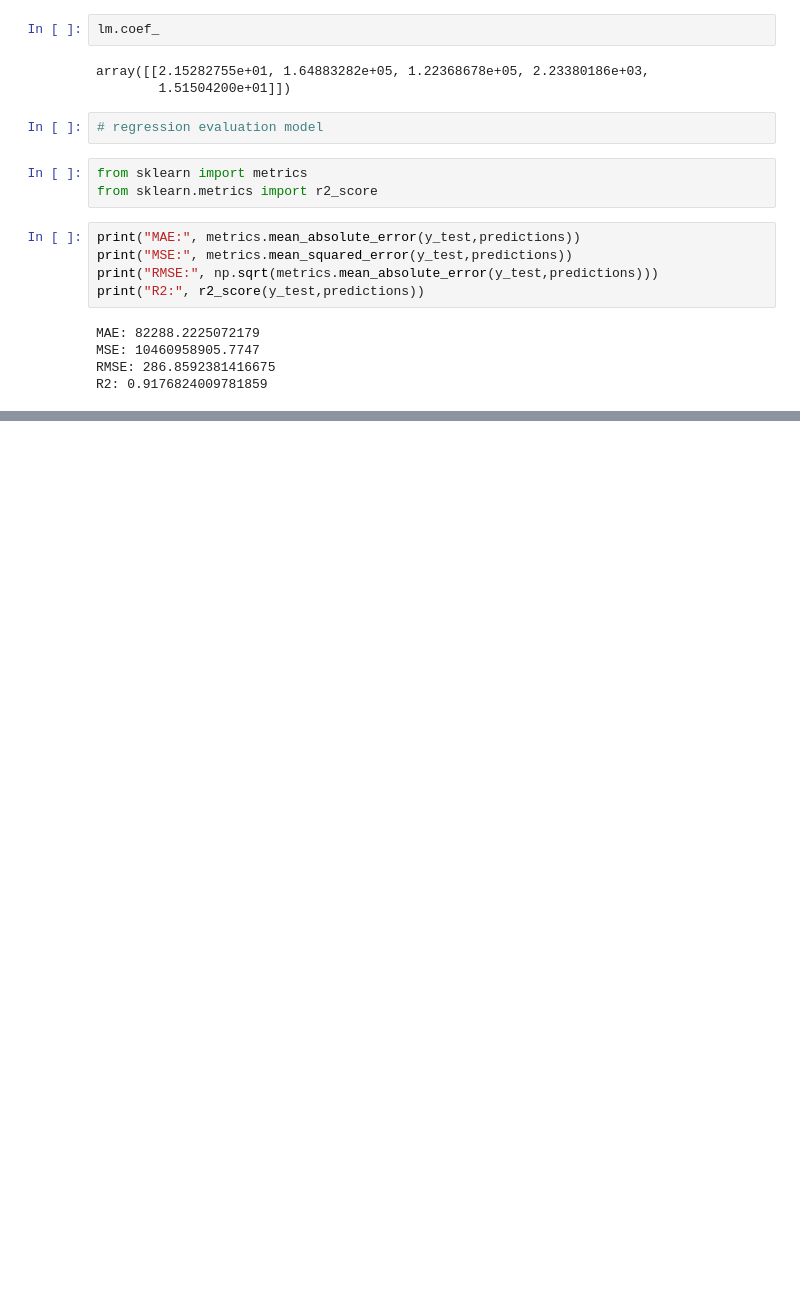
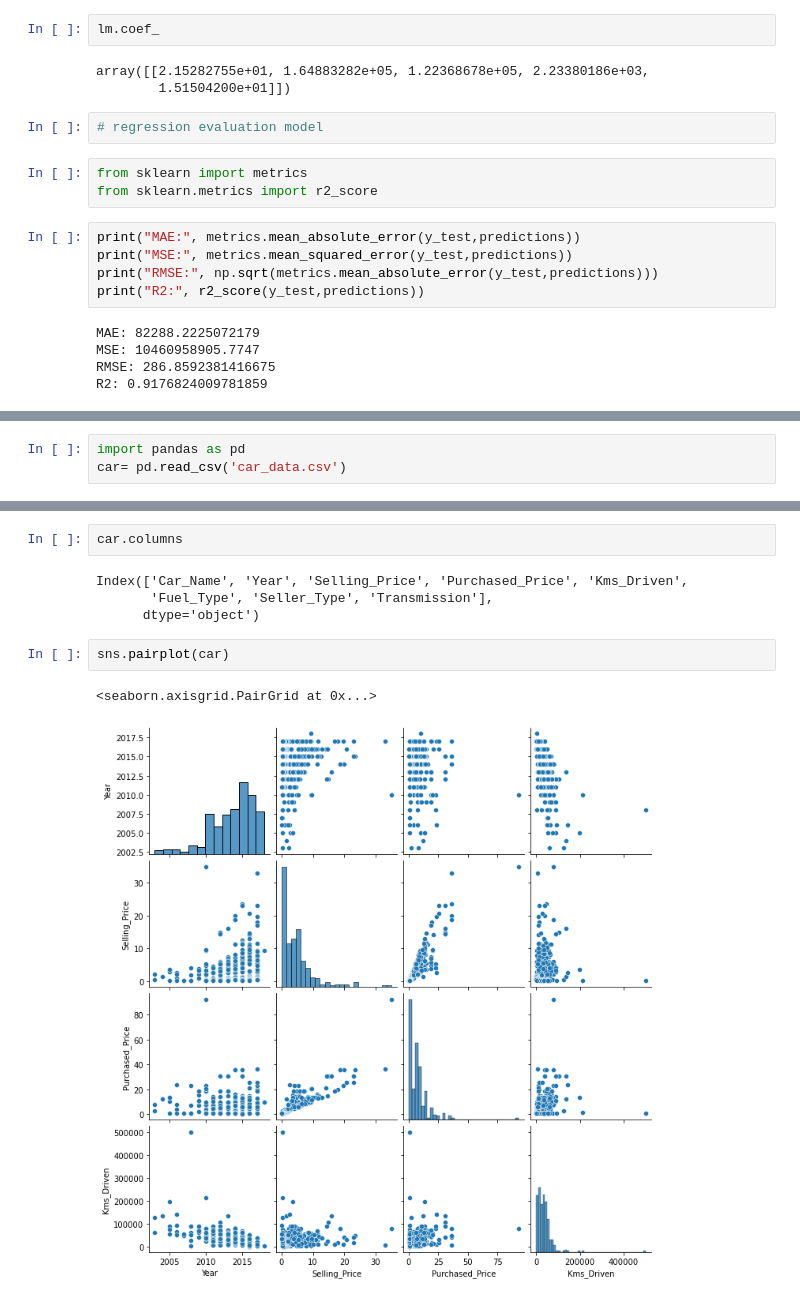
Before and after one commit to ikartik2001/CDAC-PYTHON-WITH-AI, a Jupyter notebook: JUPITER FOLDER (AI)/CLASSES JUPITER/class 21.ipynb, the cells around one changed output, grey strips where cells are left out. Drawn from its saved outputs; the diff is of its cells as text; blank space fills up the shorter version.

```diff
--- a/JUPITER FOLDER (AI)/CLASSES JUPITER/class 21.ipynb
+++ b/JUPITER FOLDER (AI)/CLASSES JUPITER/class 21.ipynb
@@ -175,0 +178,3 @@ R2: 0.9176824009781859
+# %%
+import pandas as pd
+car= pd.read_csv('car_data.csv')
@@ -175,0 +240,11 @@ R2: 0.9176824009781859
+# %%
+car.columns
+# %% [output]
+Index(['Car_Name', 'Year', 'Selling_Price', 'Purchased_Price', 'Kms_Driven',
+       'Fuel_Type', 'Seller_Type', 'Transmission'],
+      dtype='object')
+# %%
+sns.pairplot(car)
+# %% [output]
+<seaborn.axisgrid.PairGrid at 0x...>
+[figure, added]
```
Also changed, not shown: parts of 23 cells of this notebook, 2 other files.
